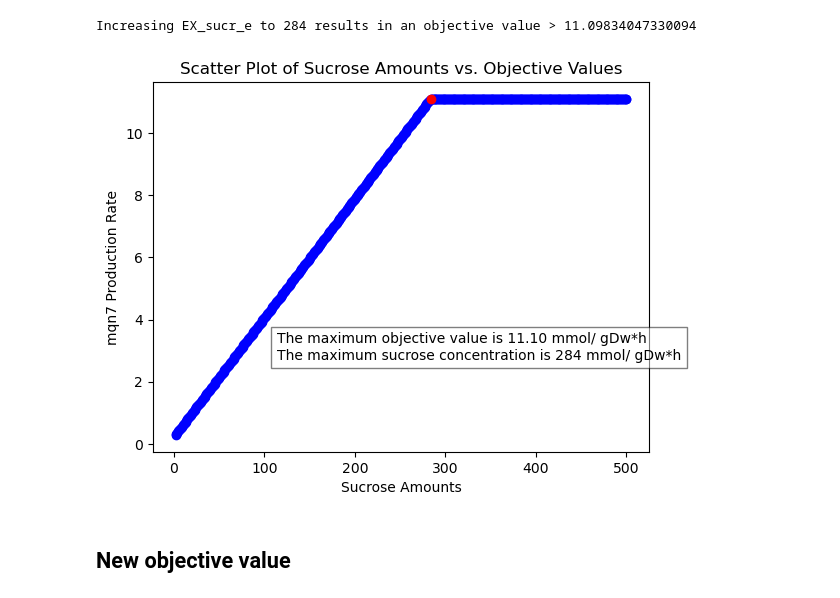
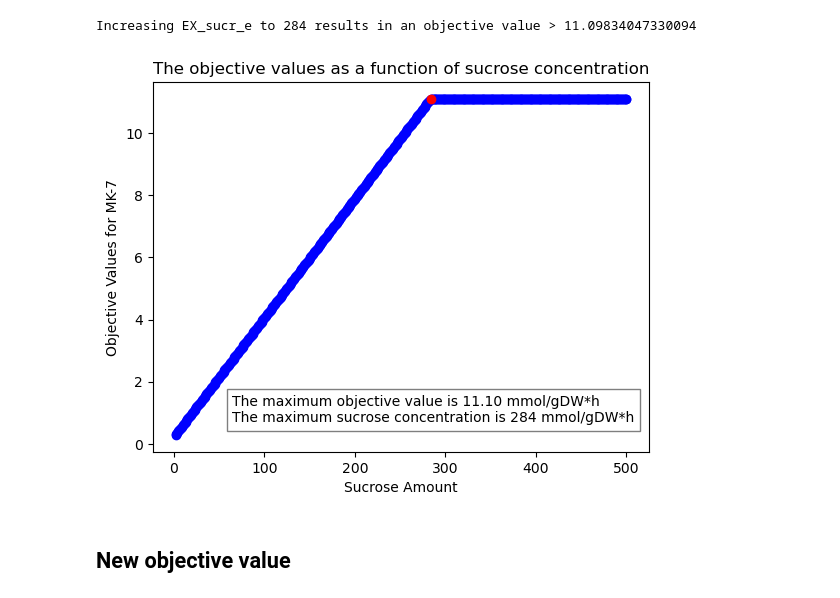
Before and after one commit to 27410/group-assingment-group12, a Jupyter notebook: 4. Medium_adjustment.ipynb, the cells around one changed output. Cells and saved outputs as stored; diff of their text form; code cells hidden in the pictures.

Commit message:
plot design and removed conclusion

```diff
--- a/4. Medium_adjustment.ipynb
+++ b/4. Medium_adjustment.ipynb
@@ -262,27 +262,27 @@ Increasing EX_sucr_e to 284 results in an objective value > 11.09834047330094
 # %%
 import matplotlib.pyplot as plt
 
 plt.scatter(sucr_amounts, obj_val_sucr, color='blue', marker='o')
 
 # Find the index of the maximum value in obj_val_glu
 max_index = obj_val_sucr.index(max(obj_val_sucr))
 
 # Highlight and label the point with the maximum objective value
 
 plt.scatter(sucr_amounts[max_index], max(obj_val_sucr), color='red', marker='o')
 
 # Add labels and title
-plt.xlabel('Sucrose Amounts')
-plt.ylabel('mqn7 Production Rate')
-plt.title('Scatter Plot of Sucrose Amounts vs. Objective Values')
+plt.xlabel('Sucrose Amount')
+plt.ylabel('Objective Values for MK-7')
+plt.title('The objective values as a function of sucrose concentration')
 
-text_box = f"The maximum objective value is {obj_val_sucr[max_index]:.2f} mmol/ gDw*h \nThe maximum sucrose concentration is {sucr_amounts[max_index]} mmol/ gDw*h"
-plt.text(0.25, 0.25, text_box, bbox=dict(facecolor='white', alpha=0.5), transform=plt.gca().transAxes)
+text_box = f"The maximum objective value is {obj_val_sucr[max_index]:.2f} mmol/gDW*h \nThe maximum sucrose concentration is {sucr_amounts[max_index]} mmol/gDW*h"
+plt.text(0.16, 0.08, text_box, bbox=dict(facecolor='white', alpha=0.5), transform=plt.gca().transAxes)
 
 # Display the plot
 plt.show()
 # %% [output]
-[figure, old version]
+[figure, new version]
 # %%
 original_medium['EX_sucr_e'] = 284
 model.medium = original_medium
```
Also changed, not shown: parts of 5 cells of this notebook.
